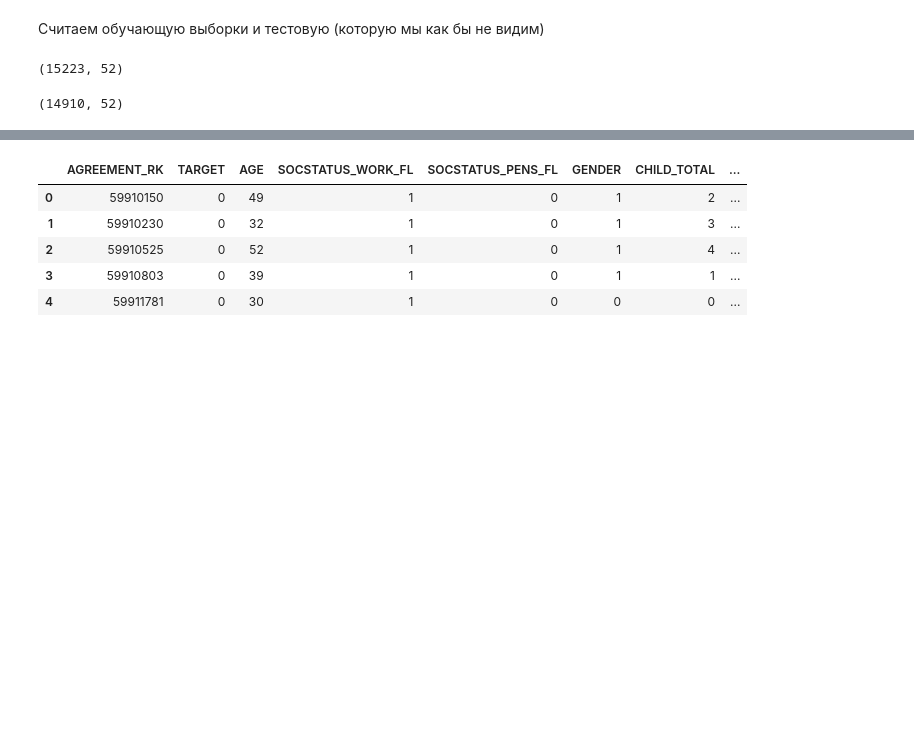
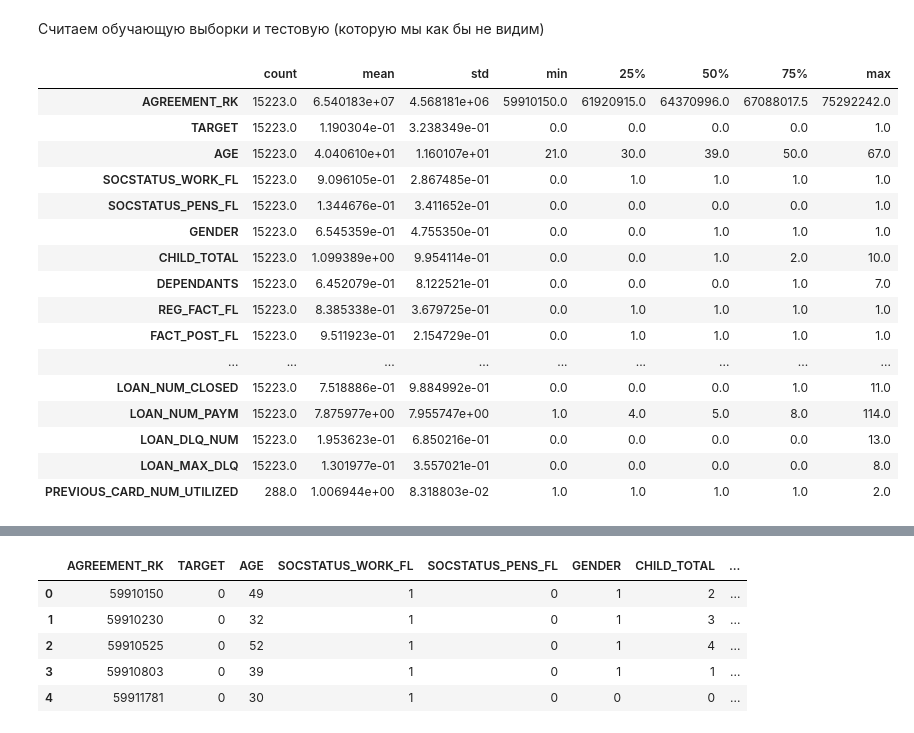
Before and after one commit to vladimyr1991/sfml, a Jupyter notebook: hw_02/ml-intro-hw.ipynb, the cells around one changed output, grey strips where cells are left out. Saved outputs shown, nothing was run; the diff lists cells and outputs as text; code cells hidden in the pictures; blank space fills up the shorter version.

```diff
--- a/hw_02/ml-intro-hw.ipynb
+++ b/hw_02/ml-intro-hw.ipynb
@@ -46,4 +45,0 @@ df_train = pd.read_csv('data/otp_train.csv', sep='\t', encoding='utf8')
-# %%
-df_train.shape
-# %% [output]
-(15223, 52)
@@ -52,4 +46,20 @@ df_test = pd.read_csv('data/otp_test.csv', sep='\t', encoding='utf8')
-# %%
-df_test.shape
-# %% [output]
-(14910, 52)
+# %%
+df_train.describe().T
+# %% [output]
+|  | count | mean | std | min | 25% | 50% | 75% | max |
+| AGREEMENT_RK | 15223.0 | 6.540183e+07 | 4.568181e+06 | 59910150.0 | 61920915.0 | 64370996.0 | 67088017.5 | 75292242.0 |
+| TARGET | 15223.0 | 1.190304e-01 | 3.238349e-01 | 0.0 | 0.0 | 0.0 | 0.0 | 1.0 |
+| AGE | 15223.0 | 4.040610e+01 | 1.160107e+01 | 21.0 | 30.0 | 39.0 | 50.0 | 67.0 |
+| SOCSTATUS_WORK_FL | 15223.0 | 9.096105e-01 | 2.867485e-01 | 0.0 | 1.0 | 1.0 | 1.0 | 1.0 |
+| SOCSTATUS_PENS_FL | 15223.0 | 1.344676e-01 | 3.411652e-01 | 0.0 | 0.0 | 0.0 | 0.0 | 1.0 |
+| GENDER | 15223.0 | 6.545359e-01 | 4.755350e-01 | 0.0 | 0.0 | 1.0 | 1.0 | 1.0 |
+| CHILD_TOTAL | 15223.0 | 1.099389e+00 | 9.954114e-01 | 0.0 | 0.0 | 1.0 | 2.0 | 10.0 |
+| DEPENDANTS | 15223.0 | 6.452079e-01 | 8.122521e-01 | 0.0 | 0.0 | 0.0 | 1.0 | 7.0 |
+| REG_FACT_FL | 15223.0 | 8.385338e-01 | 3.679725e-01 | 0.0 | 1.0 | 1.0 | 1.0 | 1.0 |
+| FACT_POST_FL | 15223.0 | 9.511923e-01 | 2.154729e-01 | 0.0 | 1.0 | 1.0 | 1.0 | 1.0 |
+| ... | ... | ... | ... | ... | ... | ... | ... | ... |
+| LOAN_NUM_CLOSED | 15223.0 | 7.518886e-01 | 9.884992e-01 | 0.0 | 0.0 | 0.0 | 1.0 | 11.0 |
+| LOAN_NUM_PAYM | 15223.0 | 7.875977e+00 | 7.955747e+00 | 1.0 | 4.0 | 5.0 | 8.0 | 114.0 |
+| LOAN_DLQ_NUM | 15223.0 | 1.953623e-01 | 6.850216e-01 | 0.0 | 0.0 | 0.0 | 0.0 | 13.0 |
+| LOAN_MAX_DLQ | 15223.0 | 1.301977e-01 | 3.557021e-01 | 0.0 | 0.0 | 0.0 | 0.0 | 8.0 |
+| PREVIOUS_CARD_NUM_UTILIZED | 288.0 | 1.006944e+00 | 8.318803e-02 | 1.0 | 1.0 | 1.0 | 1.0 | 2.0 |
```
Also changed, not shown: parts of 18 cells of this notebook.
